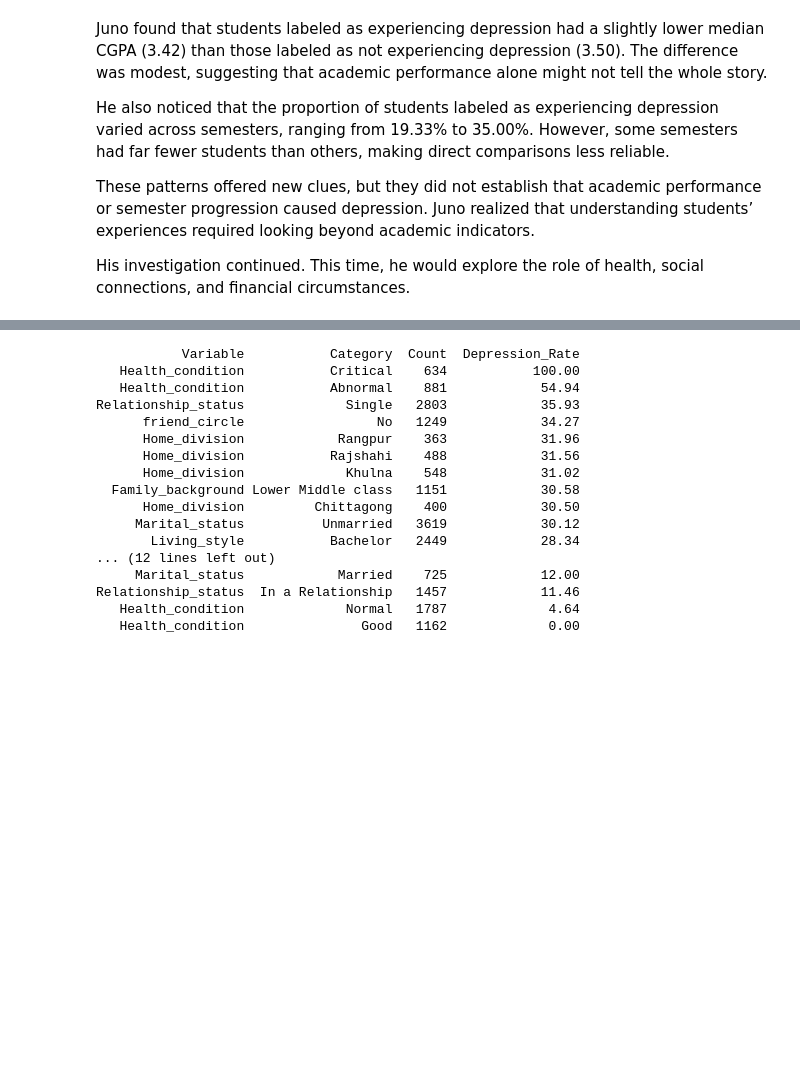
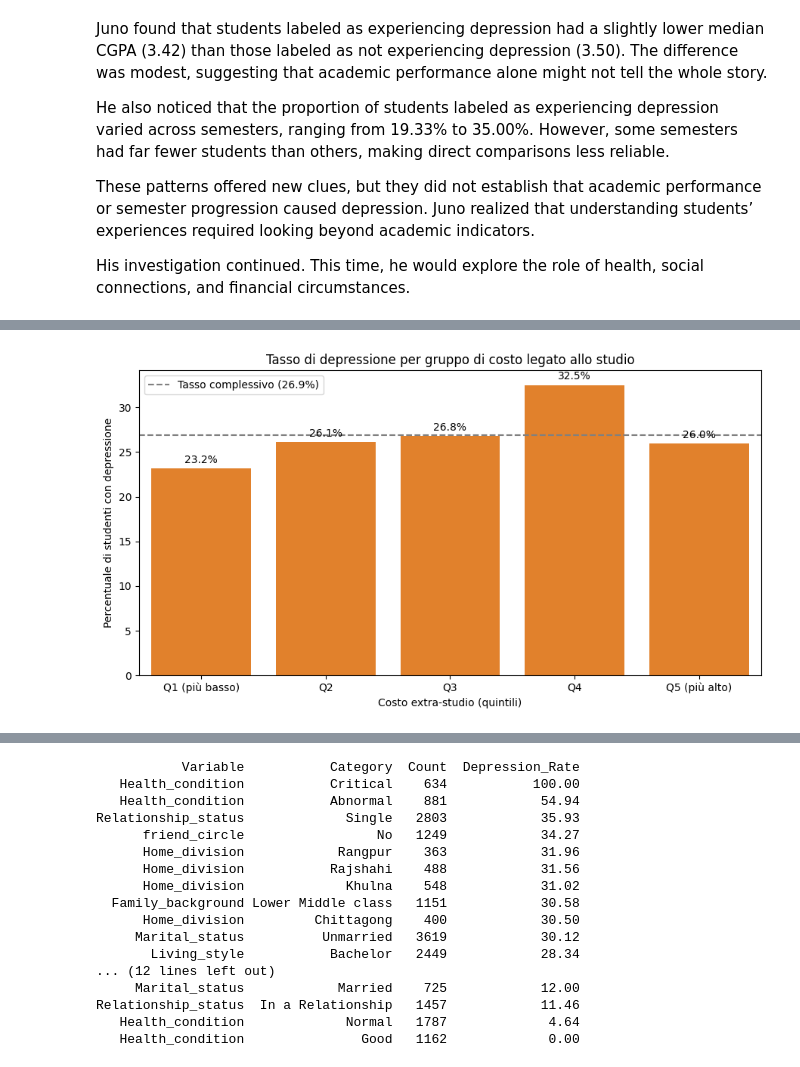
Before and after one commit to DinuIustinAdrian/final_project_data_science, a Jupyter notebook: juno-s-story-student-depression-eda-stats.ipynb, the cells around one changed output, grey strips where cells are left out. Saved outputs shown, nothing was run; the diff lists cells and outputs as text; code cells hidden in the pictures; blank space fills up the shorter version.

```diff
--- a/juno-s-story-student-depression-eda-stats.ipynb
+++ b/juno-s-story-student-depression-eda-stats.ipynb
@@ -367,0 +402,38 @@ With these clues in hand, Juno was ready to connect the findings and decide what
+# %%
+# Costi legati allo studio divisi in 5 gruppi di uguale ampiezza (quintili)
+df["Cost_quintile"] = pd.qcut(
+    df["Cost_without_study"],
+    q=5,
+    labels=["Q1 (più basso)", "Q2", "Q3", "Q4", "Q5 (più alto)"]
+)
+
+cost_rates = (
+    df.groupby("Cost_quintile", observed=True)["Depression"]
+    .agg(Students="size", Rate=lambda x: (x == "Yes").mean() * 100)
+    .reset_index()
+)
+
+fig, ax = plt.subplots(figsize=(9, 5))
+
+sns.barplot(
+    data=cost_rates,
+    x="Cost_quintile",
+    y="Rate",
+    color="tab:orange",
+    ax=ax
+)
+
+# Tasso complessivo come linea di riferimento
+overall_rate = (df["Depression"] == "Yes").mean() * 100
+ax.axhline(overall_rate, color="gray", linestyle="--", label=f"Tasso complessivo ({overall_rate:.1f}%)")
+
+ax.bar_label(ax.containers[0], fmt="%.1f%%", padding=3)
+ax.set_title("Tasso di depressione per gruppo di costo legato allo studio")
+ax.set_xlabel("Costo extra-studio (quintili)")
+ax.set_ylabel("Percentuale di studenti con depressione")
+ax.legend()
+
+plt.tight_layout()
+plt.show()
+# %% [output]
+[figure, added]
```
Also changed, not shown: parts of 16 cells of this notebook.
